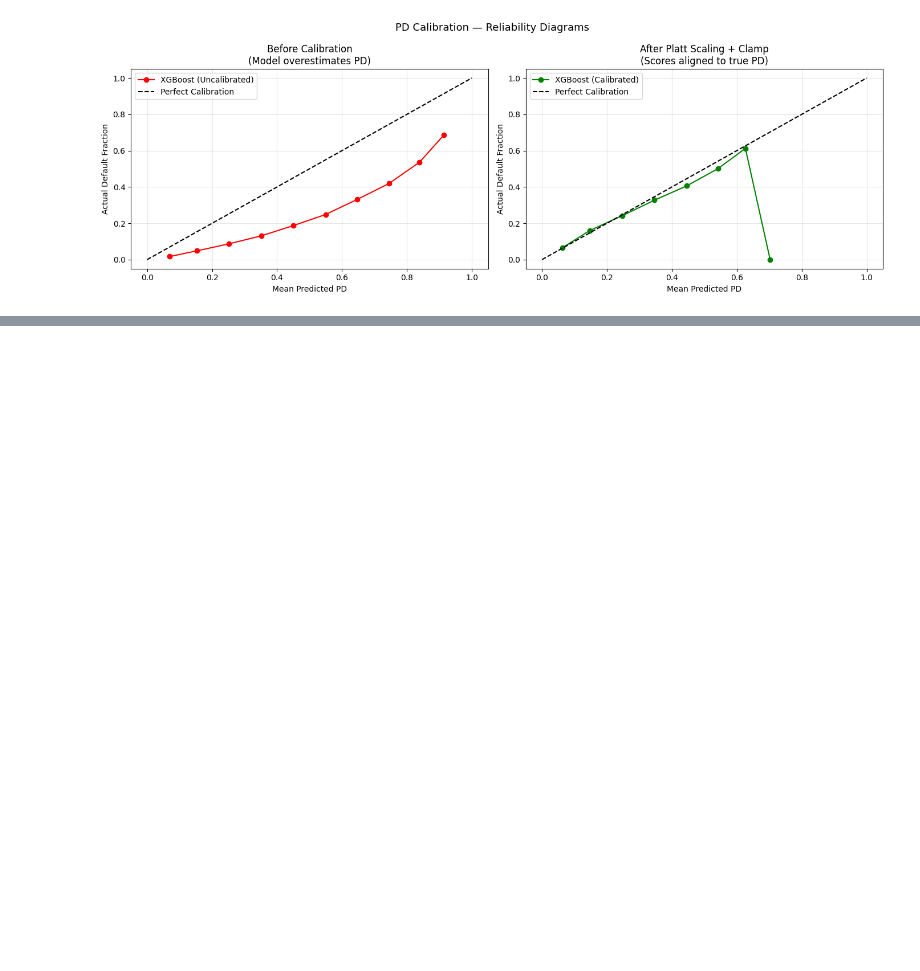
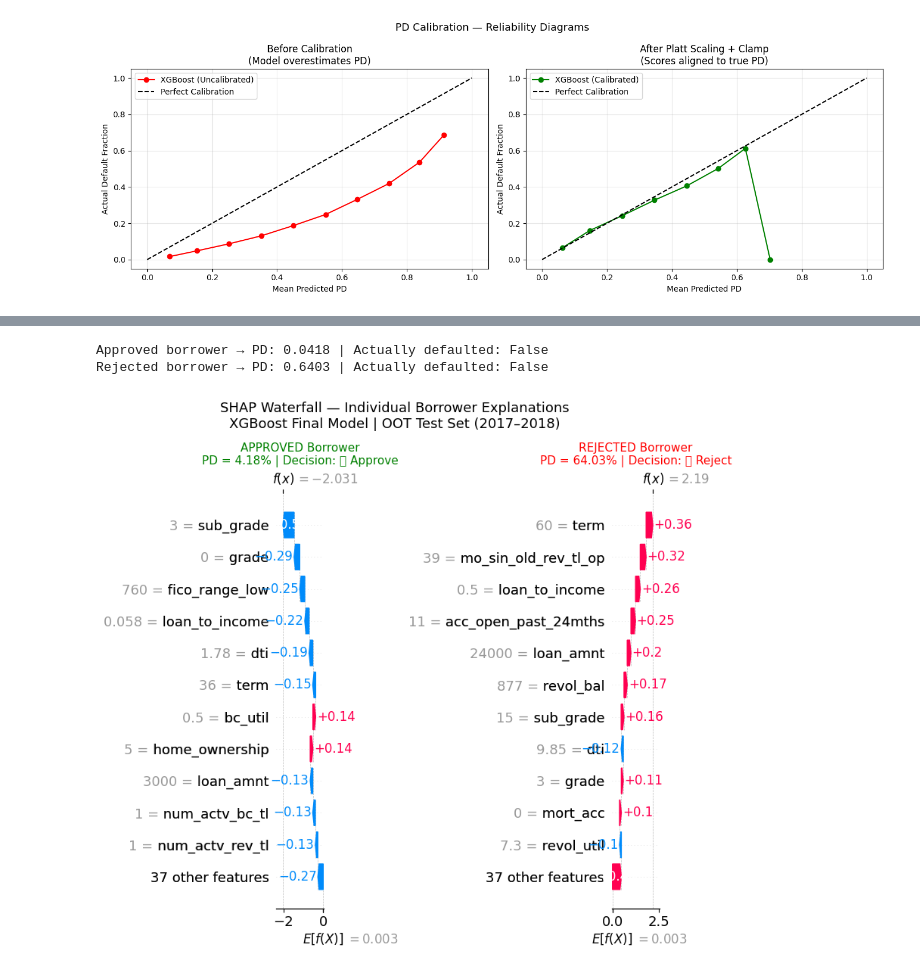
Before and after one commit to Gaurav-phatkare/Credit-Risk-Assessment-and-Default-Prediction-Framework, a Jupyter notebook: analysis_final.ipynb, the cells around one changed output, grey strips where cells are left out. Saved outputs shown, nothing was run; the diff lists cells and outputs as text; code cells hidden in the pictures; blank space fills up the shorter version.

```diff
--- a/analysis_final.ipynb
+++ b/analysis_final.ipynb
@@ -1806,0 +2333,64 @@ plt.show()
+# %%
+import shap
+import matplotlib.pyplot as plt
+
+# ============================================================
+# SHAP WATERFALL — Individual Borrower Explanations
+# Pick 1 approved (low PD) + 1 rejected (high PD) from OOT
+# ============================================================
+
+# Get calibrated PD scores for OOT set aligned with X_test_clean
+sample_df = X_test_clean.copy().reset_index(drop=True)
+sample_df['pd_calibrated'] = pd_calibrated
+sample_df['actual']        = y_test_raw.values
+
+# Pick clearest cases
+approved_idx = sample_df[sample_df['pd_calibrated'] < 0.08].index[0]   # very safe
+rejected_idx = sample_df[sample_df['pd_calibrated'] > 0.60].index[0]   # very risky
+
+print(f"Approved borrower → PD: {sample_df.loc[approved_idx, 'pd_calibrated']:.4f} | "
+      f"Actually defaulted: {bool(sample_df.loc[approved_idx, 'actual'])}")
+print(f"Rejected borrower → PD: {sample_df.loc[rejected_idx, 'pd_calibrated']:.4f} | "
+      f"Actually defaulted: {bool(sample_df.loc[rejected_idx, 'actual'])}")
+
+# Build SHAP explainer on raw XGBoost model (xgb_final)
+explainer = shap.TreeExplainer(xgb_final)
+
+# Get SHAP values for both borrowers
+shap_approved = explainer(X_test_clean.iloc[[approved_idx]])
+shap_rejected = explainer(X_test_clean.iloc[[rejected_idx]])
+
+# ---- Plot 1: Approved Borrower ----
+fig, axes = plt.subplots(1, 2, figsize=(20, 7))
+
+plt.sca(axes[0])
+shap.plots.waterfall(shap_approved[0], max_display=12, show=False)
+axes[0].set_title(f'APPROVED Borrower\n'
+                  f'PD = {sample_df.loc[approved_idx, "pd_calibrated"]:.2%} | '
+                  f'Decision: ✅ Approve', fontsize=11, color='green')
+
+plt.sca(axes[1])
+shap.plots.waterfall(shap_rejected[0], max_display=12, show=False)
+axes[1].set_title(f'REJECTED Borrower\n'
+                  f'PD = {sample_df.loc[rejected_idx, "pd_calibrated"]:.2%} | '
+                  f'Decision: ❌ Reject', fontsize=11, color='red')
+
+plt.suptitle('SHAP Waterfall — Individual Borrower Explanations\n'
+             'XGBoost Final Model | OOT Test Set (2017–2018)', fontsize=13)
+plt.tight_layout()
+plt.savefig('shap_waterfall.png', dpi=150, bbox_inches='tight')
+plt.show()
+
+# Print key feature values for context
+print(f"\n--- Approved Borrower Profile ---")
+key_cols = ['sub_grade', 'int_rate', 'dti', 'fico_range_low',
+            'term', 'loan_to_income', 'annual_inc']
+key_cols = [c for c in key_cols if c in sample_df.columns]
+print(sample_df.loc[approved_idx, key_cols].to_string())
+
+print(f"\n--- Rejected Borrower Profile ---")
+print(sample_df.loc[rejected_idx, key_cols].to_string())
+# %% [output]
+Approved borrower → PD: 0.0418 | Actually defaulted: False
+Rejected borrower → PD: 0.6403 | Actually defaulted: False
+[figure, added]
```
Also changed, not shown: parts of 20 cells of this notebook.
